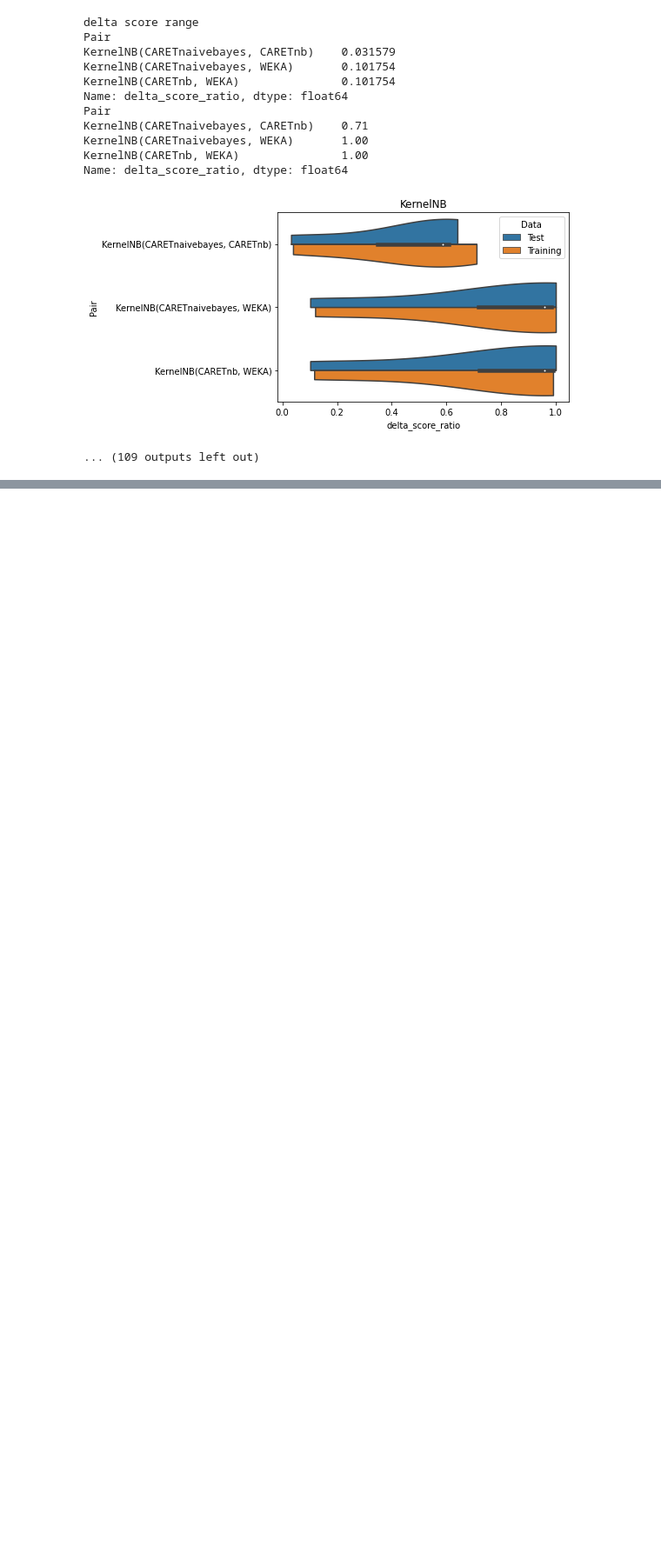
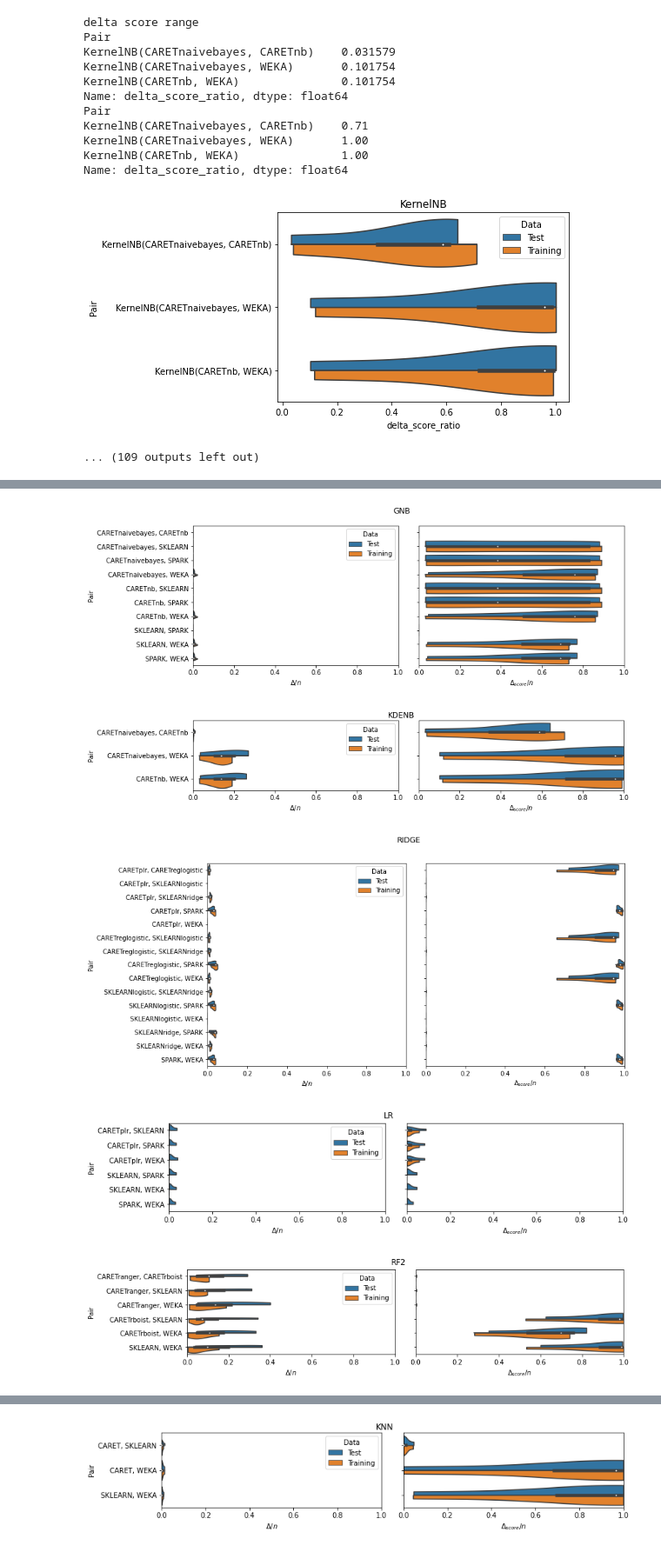
Before and after one commit to sherbold/replication-kit-2022-non-dl-diff-test, a Jupyter notebook: eval_testresults.ipynb, the cells around one changed output, grey strips where cells are left out. Shown at 87% size. Drawn from its saved outputs; the diff is of its cells as text; code cells hidden in the pictures; blank space fills up the shorter version.

```diff
--- a/eval_testresults.ipynb
+++ b/eval_testresults.ipynb
@@ -188,0 +291,53 @@ Name: delta_score_ratio, dtype: float64
+# %%
+alg_name_map = {
+    'GaussianNB': 'GNB',
+    'KernelNB': 'KDENB',
+    'LRridge': 'RIDGE',
+    'LR': 'LR',
+    'RFwithDepth': 'RF2',
+    'RFwithoutDepth': 'RF1',
+    'SVMlinear': 'LSVM',
+    'KNN': 'KNN',
+    'LRlasso': 'LASSO',
+    'MostFrequent': 'DUMMY',
+    'SVMpoly': 'PSVM',
+    'SVMrbf': 'RBFSVM',
+    'MLPmomentum': 'MOMMLP',
+    'MLP': 'MLP',
+    'MultinomialNB': 'MNB'
+}
+
+
+for algorithm in algorithms:
+    alg_data = cmp_data[cmp_data['algorithm']==algorithm]
+    if algorithm in ['SVMlinear', 'MostFrequent', 'SVMpoly', 'SVMrbf']:
+        height=max(2, len(alg_data['Pair'].unique())/2.5)
+        fig, axes = plt.subplots(1,1, figsize=(6,height), sharex=False, sharey=False)
+        ax = sns.violinplot(data=alg_data, y='Pair', x='delta_ratio', hue='Data', split=True, cut=0, ax=axes)
+        ax.set_xlim(0,1)
+        ax.set_xlabel('$\Delta/n$')
+        ax.set_yticklabels([label.get_text()[label.get_text().find('(')+1:label.get_text().find(')')] for label in ax.get_yticklabels()])
+        plt.title(alg_name_map[algorithm])
+    else:
+        height=max(2, len(alg_data['Pair'].unique())/2.5)
+        fig, axes = plt.subplots(1,2, figsize=(12,height), sharex=False, sharey=False)
+        ax = sns.violinplot(data=alg_data, y='Pair', x='delta_ratio', hue='Data', split=True, cut=0, ax=axes[0])
+        ax.set_xlim(0,1)
+        ax.set_xlabel('$\Delta/n$')
+        ax.set_yticklabels([label.get_text()[label.get_text().find('(')+1:label.get_text().find(')')] for label in ax.get_yticklabels()])
+        ax = sns.violinplot(data=alg_data, y='Pair', x='delta_score_ratio', hue='Data', split=True, cut=0, ax=axes[1])
+        ax.set_xlim(0,1)
+        ax.set_xlabel('$\Delta_{score}/n$')
+        ax.set_yticklabels([])
+        ax.set_ylabel(None)
+        ax.get_legend().remove()
+        plt.suptitle(alg_name_map[algorithm])
+        plt.subplots_adjust(wspace=0.1)
+    plt.savefig('figures/results_%s.pdf' % alg_name_map[algorithm], bbox_inches='tight')
+    plt.show()
+# %% [output]
+[figure, added]
+[figure, added]
+[figure, added]
+[figure, added]
+[figure, added]
@@ -188,0 +346 @@ Name: delta_score_ratio, dtype: float64
+[figure, added]
```
Also changed, not shown: parts of 4 cells of this notebook, 17 other files.
